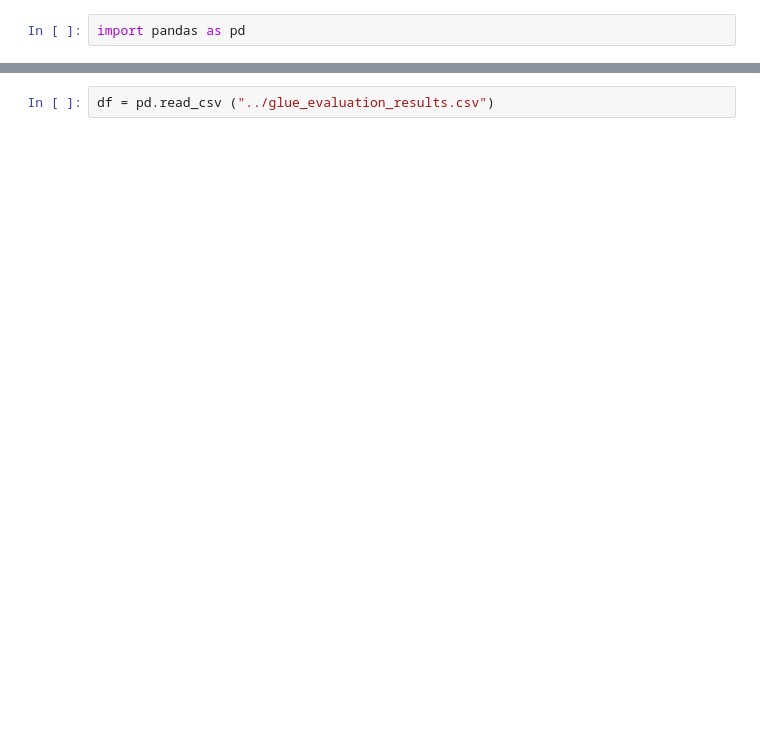
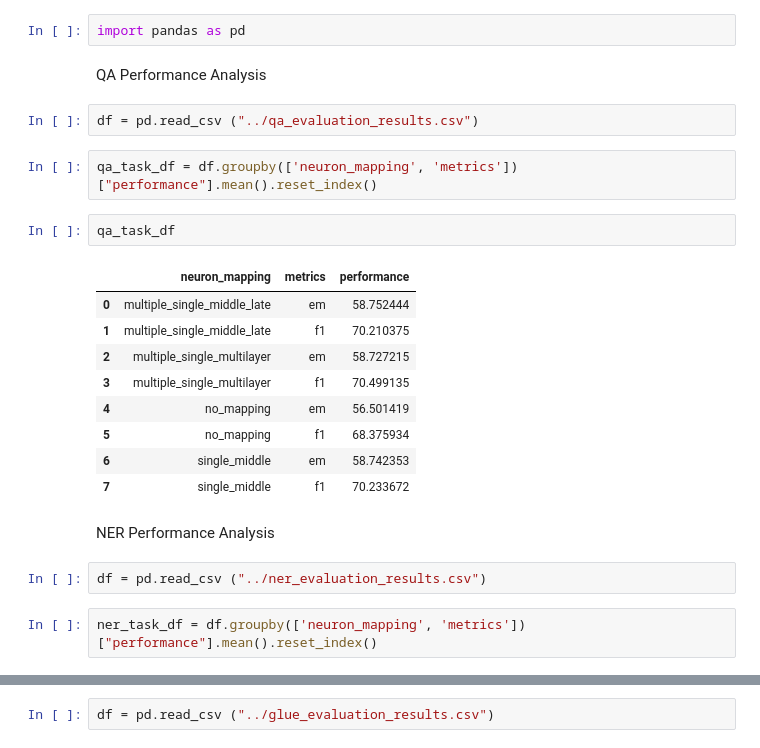
Before and after one commit to frankaging/Causal-Distill, a Jupyter notebook: distillation/performance_analysis.ipynb, the cells around one changed output, grey strips where cells are left out. Drawn from its saved outputs; the diff is of its cells as text; blank space fills up the shorter version.

```diff
--- a/distillation/performance_analysis.ipynb
+++ b/distillation/performance_analysis.ipynb
@@ -1,2 +1,26 @@
 # %%
 import pandas as pd
+# %% [markdown]
+QA Performance Analysis
+# %%
+df = pd.read_csv ("../qa_evaluation_results.csv")
+# %%
+qa_task_df = df.groupby(['neuron_mapping', 'metrics'])["performance"].mean().reset_index()
+# %%
+qa_task_df
+# %% [output]
+|  | neuron_mapping | metrics | performance |
+| 0 | multiple_single_middle_late | em | 58.752444 |
+| 1 | multiple_single_middle_late | f1 | 70.210375 |
+| 2 | multiple_single_multilayer | em | 58.727215 |
+| 3 | multiple_single_multilayer | f1 | 70.499135 |
+| 4 | no_mapping | em | 56.501419 |
+| 5 | no_mapping | f1 | 68.375934 |
+| 6 | single_middle | em | 58.742353 |
+| 7 | single_middle | f1 | 70.233672 |
+# %% [markdown]
+NER Performance Analysis
+# %%
+df = pd.read_csv ("../ner_evaluation_results.csv")
+# %%
+ner_task_df = df.groupby(['neuron_mapping', 'metrics'])["performance"].mean().reset_index()
```
Also changed, not shown: parts of 10 cells of this notebook, 8 other files.
